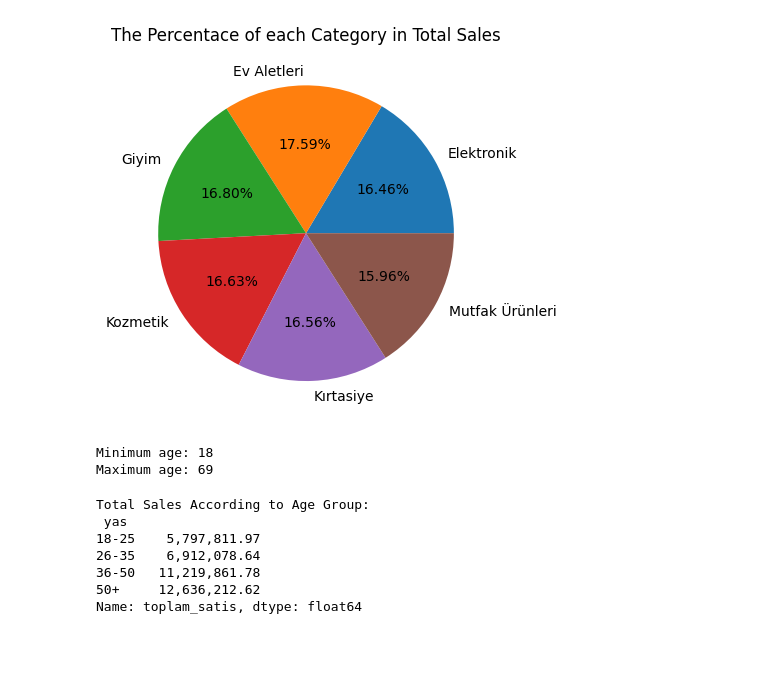
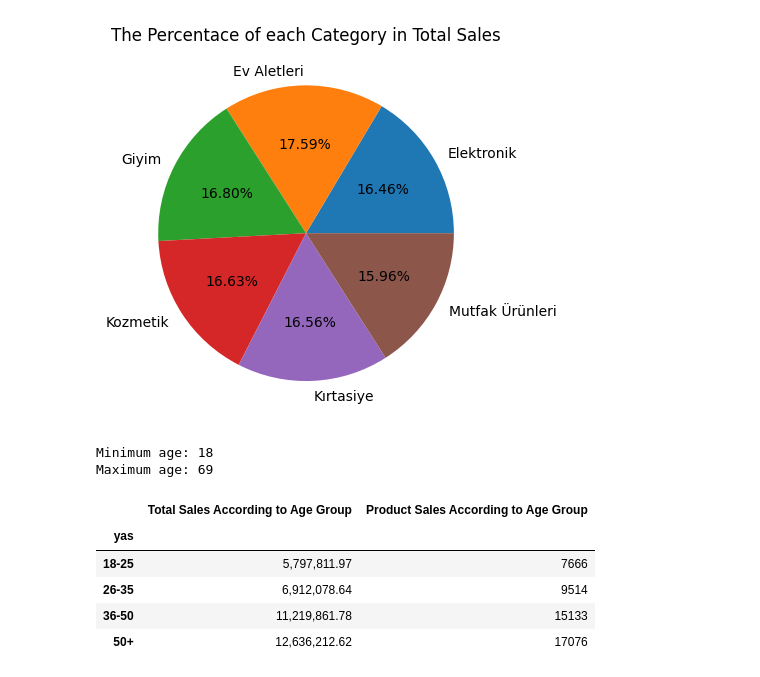
Before and after one commit to Aleynaunver/Data-Analysis-and-Manipulation, a Jupyter notebook: main.ipynb, the cells around one changed output. Drawn from its saved outputs; the diff is of its cells as text; code cells hidden in the pictures; blank space fills up the shorter version.

```diff
--- a/main.ipynb
+++ b/main.ipynb
@@ -361,16 +511,26 @@ labels = ["18-25", "26-35", "36-50", "50+"]
 merged_data["yas"] = pd.cut(merged_data["yas"], bins=bins, labels=labels)
 # %%
 #Total sales amount according to age groups
-age_group_sales = merged_data.groupby("yas")["toplam_satis"].sum()
-print(f"Total Sales According to Age Group: \n {age_group_sales}")
+age_group_sales = merged_data.groupby("yas")["toplam_satis"].sum().unstack()
 
+#Product sales amount according to age groups
+age_group_product_sales = merged_data.groupby("yas")["adet"].sum()
+
+#Display results in a single table
+age_sales_table = pd.DataFrame(
+    {
+    "Total Sales According to Age Group": age_group_sales,
+    "Product Sales According to Age Group": age_group_product_sales,
+    }
+)
+
+age_sales_table
 
 #According to these result, it was observed that the highest sales were over 50 years old.
 # %% [output]
-Total Sales According to Age Group:
- yas
-18-25    5,797,811.97
-26-35    6,912,078.64
-36-50   11,219,861.78
-50+     12,636,212.62
-Name: toplam_satis, dtype: float64
+|  | Total Sales According to Age Group | Product Sales According to Age Group |
+| yas |  |  |
+| 18-25 | 5,797,811.97 | 7666 |
+| 26-35 | 6,912,078.64 | 9514 |
+| 36-50 | 11,219,861.78 | 15133 |
+| 50+ | 12,636,212.62 | 17076 |
```
Also changed, not shown: parts of 27 cells of this notebook.
